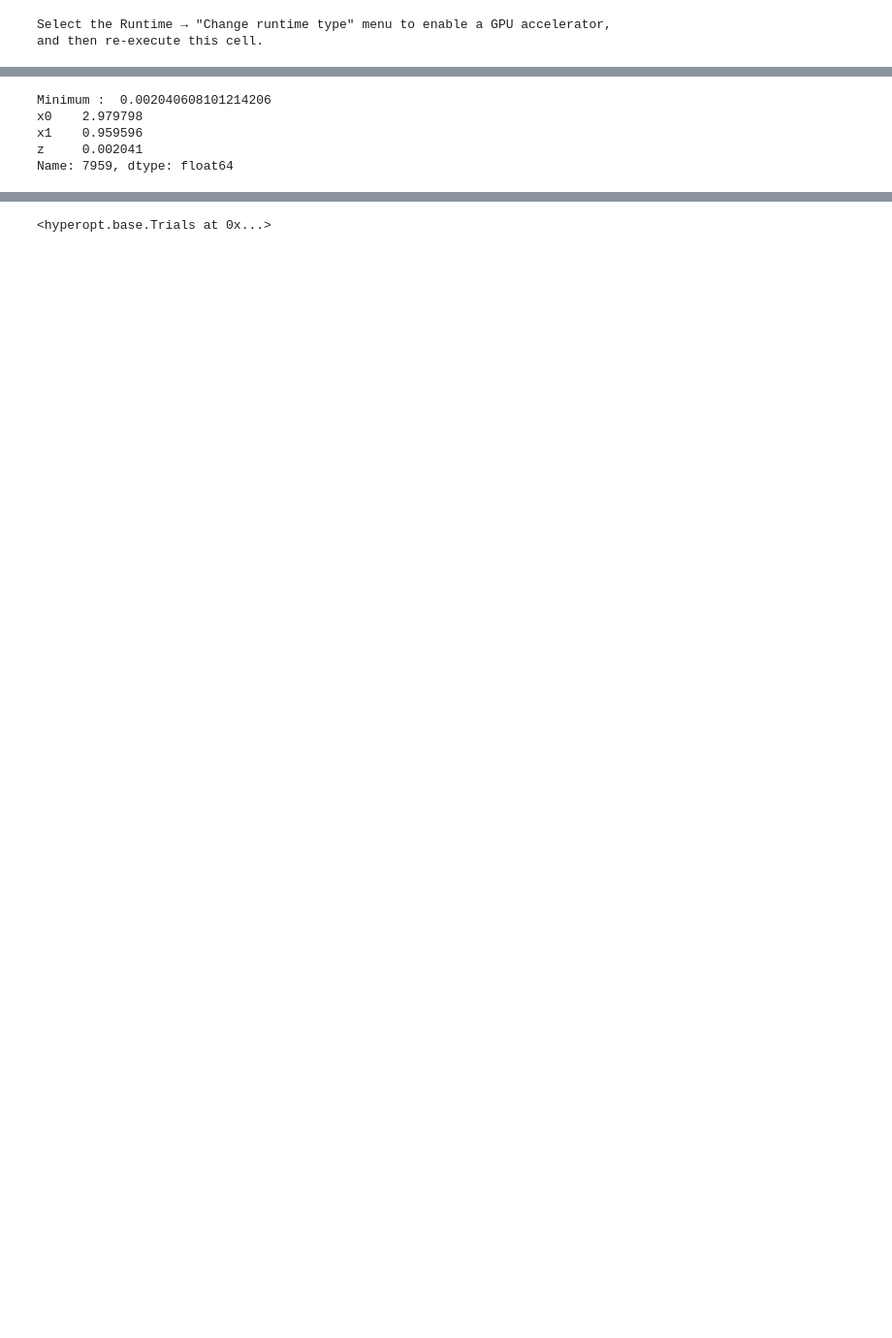
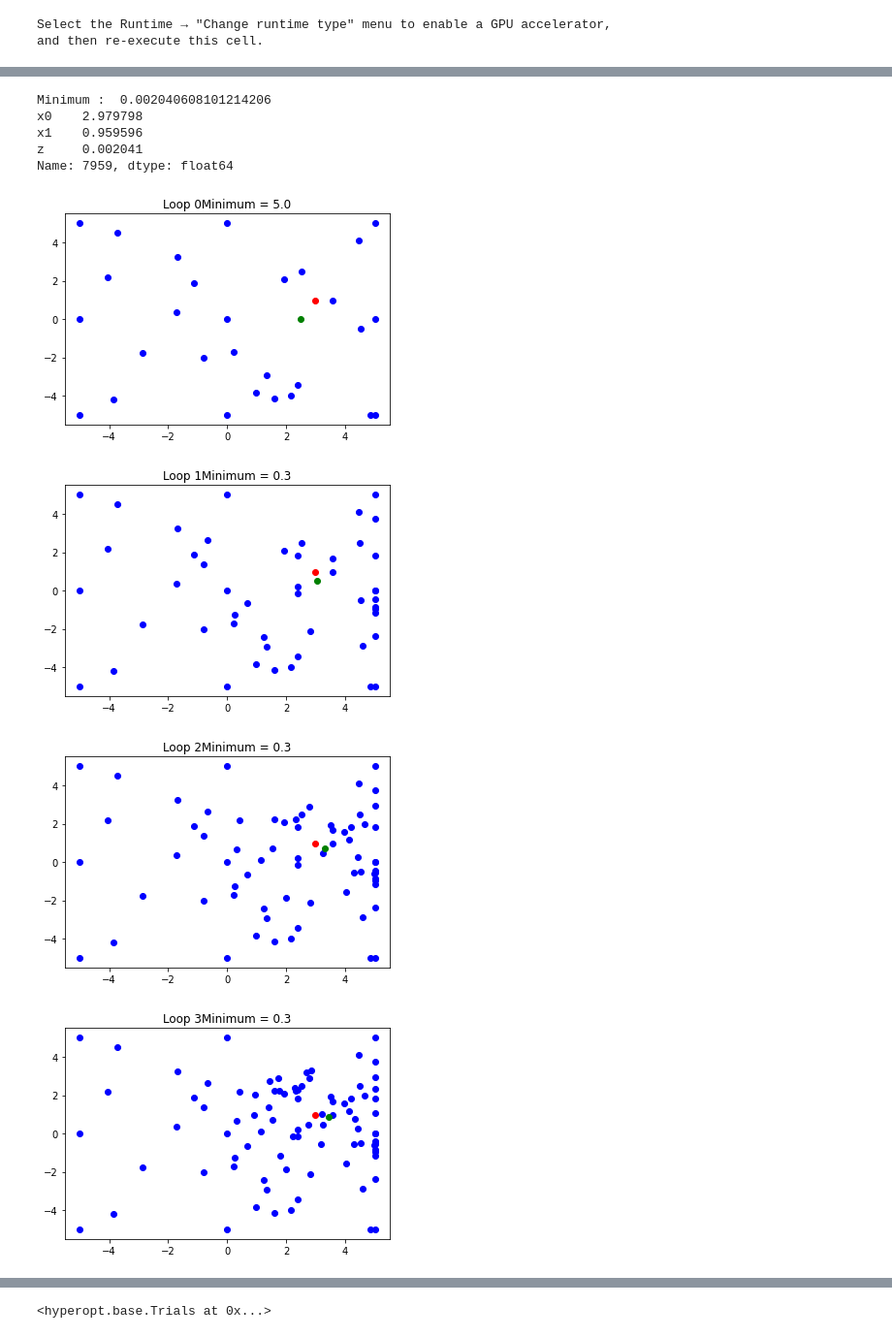
Before and after one commit to Smartsie/Optimizer, a Jupyter notebook: Optimizer_v3.ipynb, the cells around one changed output, grey strips where cells are left out. Shown at 97% size. Cells and saved outputs as stored; diff of their text form; code cells hidden in the pictures; blank space fills up the shorter version.

```diff
--- a/Optimizer_v3.ipynb
+++ b/Optimizer_v3.ipynb
@@ -85,13 +86,14 @@ def eval_f(vector):
   return result
 # %%
 # Define function to minimize
+# x is a vector containing what we want to evaluate
 def funct(x):
     x1=x[0]
     x2=x[1]
     #f=x1*x1+x1*x2+2*np.sin((x1+x2)*2)+4*np.cos(x2*2)
-    f=x1*x1+x2*x2-x1*x2+20*np.sin(x1-x2)-8*np.cos(x2*2)
-    f=(x1-3)*(x1-3)+(x2-1)*(x2-1)
-    #f=3*x1*x1-2*x2+5*x1/x2
+    #f=x1*x1+x2*x2-x1*x2+20*np.sin(x1-x2)-8*np.cos(x2*2)
+    #f=(x1-3)*(x1-3)+(x2-1)*(x2-1)+x1*x2
+    f=(x1-3)*(x1-3)+(x2-1)*(x2-1)+x1*x2
     ## Lévi function
     #f=(np.sin(3*3.1415*x1))**2+(x1-1)**2*(1+(np.sin(3*3.1415*x2))**2)+(x2-1)**2*(1+(np.sin(2*3.1415*x2))**2)
     # For Japan map f=eval_f(x)
@@ -245,8 +277,12 @@ def Optimtm(plot_steps=True):
 # %%
-X,min_found, best_points=Optimtm(False)
+X,min_found, best_points=Optimtm(True)
 # %% [output]
 Minimum :  0.002040608101214206
 x0    2.979798
 x1    0.959596
 z     0.002041
 Name: 7959, dtype: float64
+[figure, added]
+[figure, added]
+[figure, added]
+[figure, added]
```
Also changed, not shown: parts of 14 cells of this notebook.
